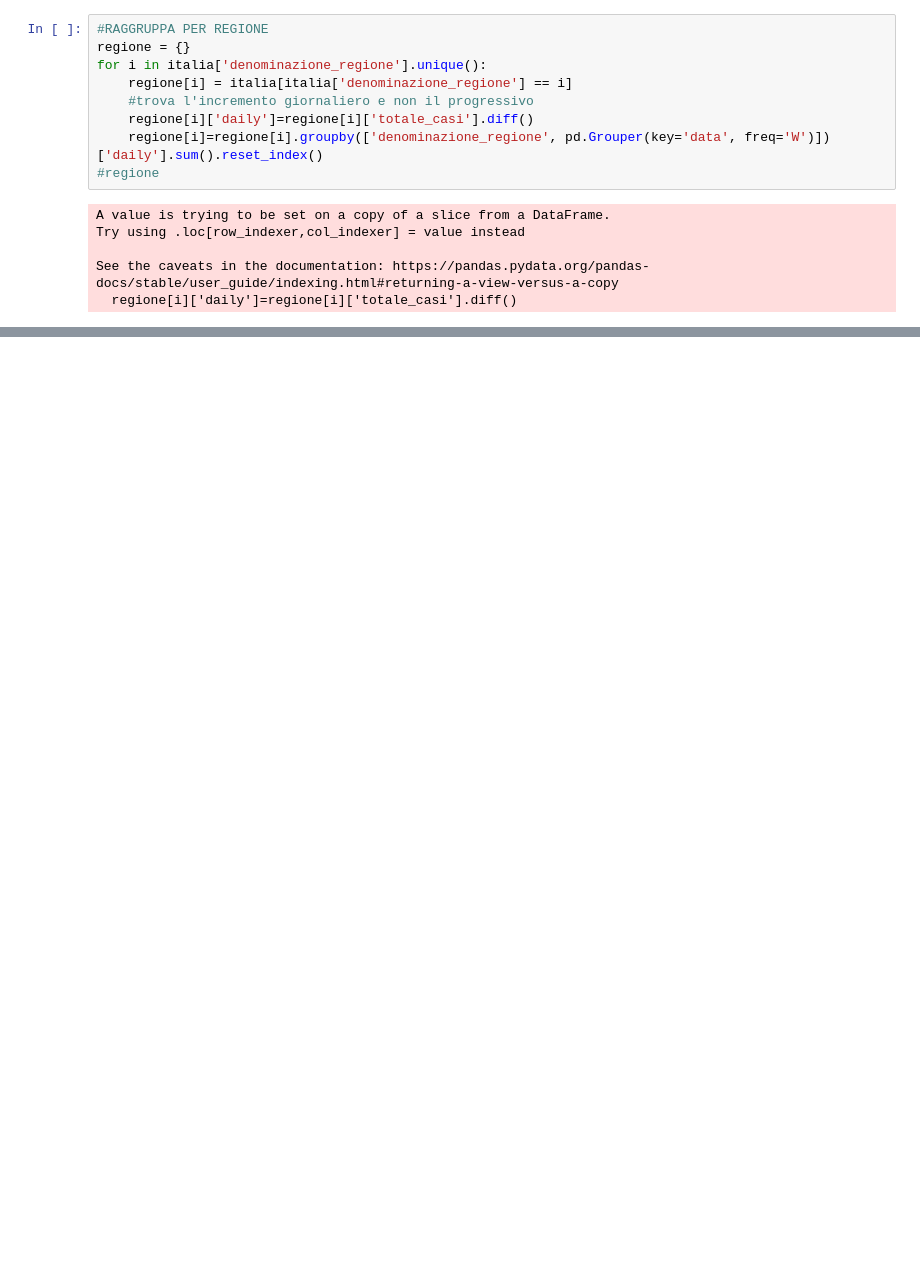
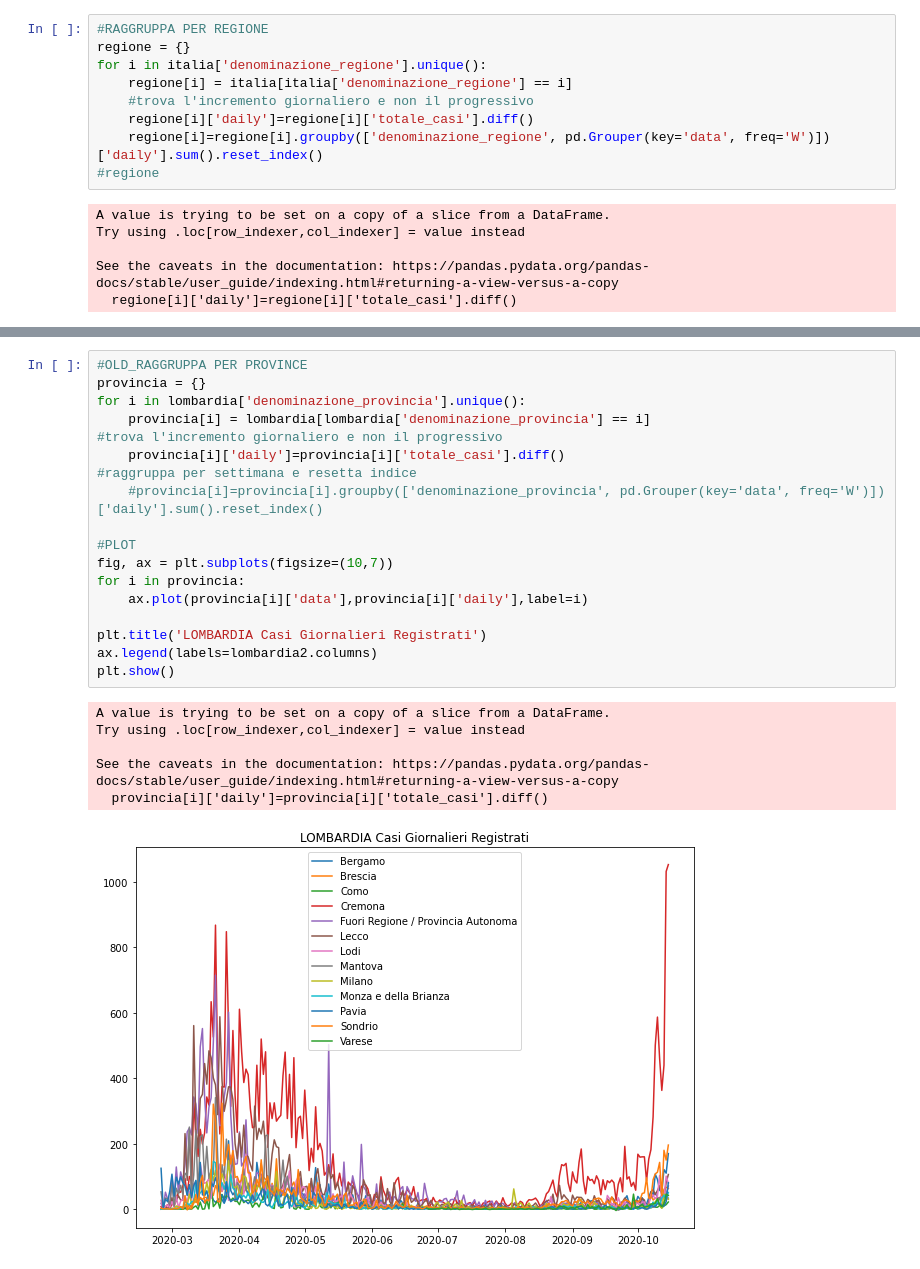
Before and after one commit to lukethanks/Anaconda, a Jupyter notebook: Covid.ipynb, the cells around one changed output, grey strips where cells are left out. Drawn from its saved outputs; the diff is of its cells as text; blank space fills up the shorter version.

```diff
--- a/Covid.ipynb
+++ b/Covid.ipynb
@@ -110,0 +112,25 @@ plt.show()
+# %%
+#OLD_RAGGRUPPA PER PROVINCE
+provincia = {}
+for i in lombardia['denominazione_provincia'].unique():
+    provincia[i] = lombardia[lombardia['denominazione_provincia'] == i]
+#trova l'incremento giornaliero e non il progressivo
+    provincia[i]['daily']=provincia[i]['totale_casi'].diff()
+#raggruppa per settimana e resetta indice
+    #provincia[i]=provincia[i].groupby(['denominazione_provincia', pd.Grouper(key='data', freq='W')])['daily'].sum().reset_index()
+
+#PLOT
+fig, ax = plt.subplots(figsize=(10,7))
+for i in provincia:
+    ax.plot(provincia[i]['data'],provincia[i]['daily'],label=i)
+
+plt.title('LOMBARDIA Casi Giornalieri Registrati')
+ax.legend(labels=lombardia2.columns)
+plt.show()
+# %% [output]
+A value is trying to be set on a copy of a slice from a DataFrame.
+Try using .loc[row_indexer,col_indexer] = value instead
+
+See the caveats in the documentation: https://pandas.pydata.org/pandas-docs/stable/user_guide/indexing.html#returning-a-view-versus-a-copy
+  provincia[i]['daily']=provincia[i]['totale_casi'].diff()
+[figure, added]
```
Also changed, not shown: parts of 14 cells of this notebook.
